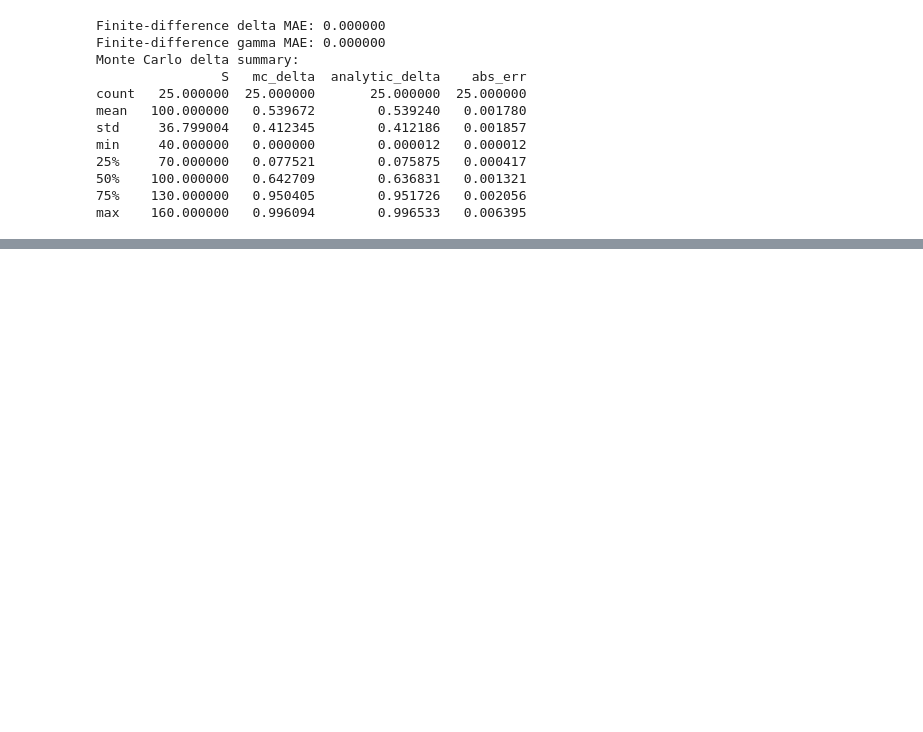
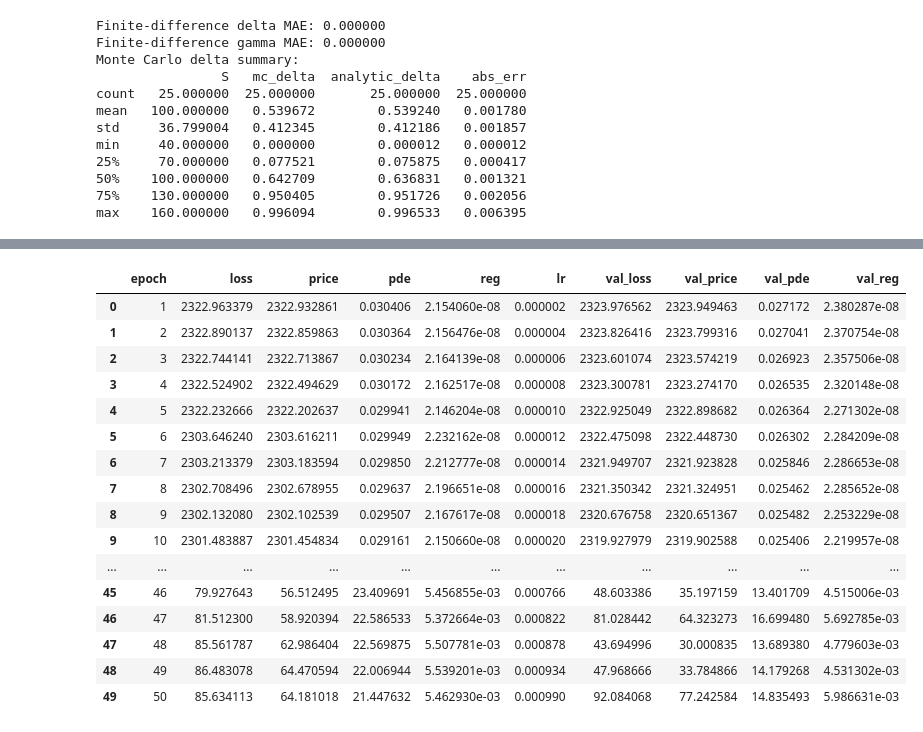
Before and after one commit to drewverzino/Neural-PDE-Option-Greeks, a Jupyter notebook: notebooks/System_Stress_Test.ipynb, the cells around one changed output, grey strips where cells are left out. Drawn from its saved outputs; the diff is of its cells as text; code cells hidden in the pictures; blank space fills up the shorter version.

```diff
--- a/notebooks/System_Stress_Test.ipynb
+++ b/notebooks/System_Stress_Test.ipynb
@@ -335,0 +253,34 @@ Epoch 010 | loss=1186.528250 | price=1186.397155 | pde=0.131061 | reg=0.000043
+# %%
+
+# 5) Train or load PINN model
+if not TORCH_OK:
+    model = None
+    training_log = []
+    print('PyTorch not available — skipping PINN training.')
+else:
+    from src.train import train as train_pinn
+
+    checkpoint_path = RESULTS_DIR / CONFIG['checkpoint_name']
+    model, training_log = train_pinn(
+        epochs=CONFIG['train_epochs'],
+        lr=CONFIG['learning_rate'],
+        checkpoint_path=checkpoint_path,
+        batch_size=CONFIG['batch_size'],
+        data_path=train_path,
+        device=CONFIG['device'],
+        adaptive_sampling=CONFIG['adaptive_sampling'],
+        adaptive_every=CONFIG['adaptive_every'],
+        adaptive_points=CONFIG['adaptive_points'],
+        adaptive_radius=CONFIG['adaptive_radius'],
+        adaptive_eval_samples=CONFIG['adaptive_eval_samples'],
+        use_warmup=CONFIG['use_warmup'],
+        warmup_steps=CONFIG['warmup_steps'],
+        grad_clip=CONFIG['grad_clip'],
+        load_checkpoint=CONFIG['load_existing_checkpoint'],
+        save_checkpoint=CONFIG['save_checkpoint'],
+    )
+
+    if training_log:
+        training_df = pd.DataFrame(training_log)
+        display(training_df)
+# %% [output]
@@ -336,3 +304,20 @@ Epoch 010 | loss=1186.528250 | price=1186.397155 | pde=0.131061 | reg=0.000043
+|  | epoch | loss | price | pde | reg | lr | val_loss | val_price | val_pde | val_reg |
+| 0 | 1 | 2322.963379 | 2322.932861 | 0.030406 | 2.154060e-08 | 0.000002 | 2323.976562 | 2323.949463 | 0.027172 | 2.380287e-08 |
+| 1 | 2 | 2322.890137 | 2322.859863 | 0.030364 | 2.156476e-08 | 0.000004 | 2323.826416 | 2323.799316 | 0.027041 | 2.370754e-08 |
+| 2 | 3 | 2322.744141 | 2322.713867 | 0.030234 | 2.164139e-08 | 0.000006 | 2323.601074 | 2323.574219 | 0.026923 | 2.357506e-08 |
+| 3 | 4 | 2322.524902 | 2322.494629 | 0.030172 | 2.162517e-08 | 0.000008 | 2323.300781 | 2323.274170 | 0.026535 | 2.320148e-08 |
+| 4 | 5 | 2322.232666 | 2322.202637 | 0.029941 | 2.146204e-08 | 0.000010 | 2322.925049 | 2322.898682 | 0.026364 | 2.271302e-08 |
+| 5 | 6 | 2303.646240 | 2303.616211 | 0.029949 | 2.232162e-08 | 0.000012 | 2322.475098 | 2322.448730 | 0.026302 | 2.284209e-08 |
+| 6 | 7 | 2303.213379 | 2303.183594 | 0.029850 | 2.212777e-08 | 0.000014 | 2321.949707 | 2321.923828 | 0.025846 | 2.286653e-08 |
+| 7 | 8 | 2302.708496 | 2302.678955 | 0.029637 | 2.196651e-08 | 0.000016 | 2321.350342 | 2321.324951 | 0.025462 | 2.285652e-08 |
+| 8 | 9 | 2302.132080 | 2302.102539 | 0.029507 | 2.167617e-08 | 0.000018 | 2320.676758 | 2320.651367 | 0.025482 | 2.253229e-08 |
+| 9 | 10 | 2301.483887 | 2301.454834 | 0.029161 | 2.150660e-08 | 0.000020 | 2319.927979 | 2319.902588 | 0.025406 | 2.219957e-08 |
+| ... | ... | ... | ... | ... | ... | ... | ... | ... | ... | ... |
+| 45 | 46 | 79.927643 | 56.512495 | 23.409691 | 5.456855e-03 | 0.000766 | 48.603386 | 35.197159 | 13.401709 | 4.515006e-03 |
+| 46 | 47 | 81.512300 | 58.920394 | 22.586533 | 5.372664e-03 | 0.000822 | 81.028442 | 64.323273 | 16.699480 | 5.692785e-03 |
+| 47 | 48 | 85.561787 | 62.986404 | 22.569875 | 5.507781e-03 | 0.000878 | 43.694996 | 30.000835 | 13.689380 | 4.779603e-03 |
+| 48 | 49 | 86.483078 | 64.470594 | 22.006944 | 5.539201e-03 | 0.000934 | 47.968666 | 33.784866 | 14.179268 | 4.531302e-03 |
+| 49 | 50 | 85.634113 | 64.181018 | 21.447632 | 5.462930e-03 | 0.000990 | 92.084068 | 77.242584 | 14.835493 | 5.986631e-03 |
 # %%
 
 # 6) Quantitative evaluation on validation data
```
Also changed, not shown: parts of 8 cells of this notebook, 45 other files.
